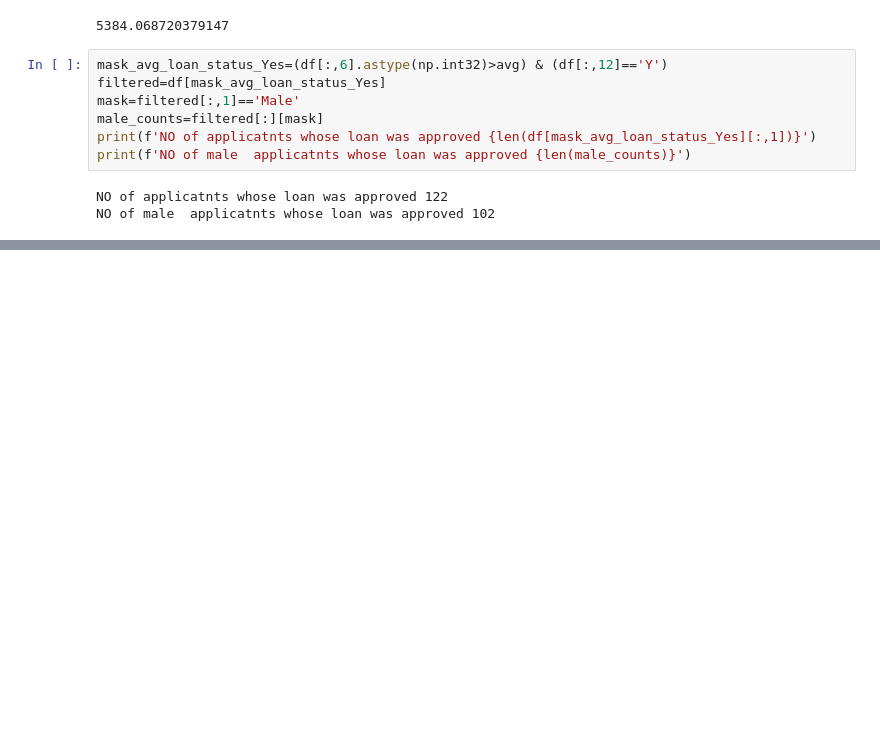
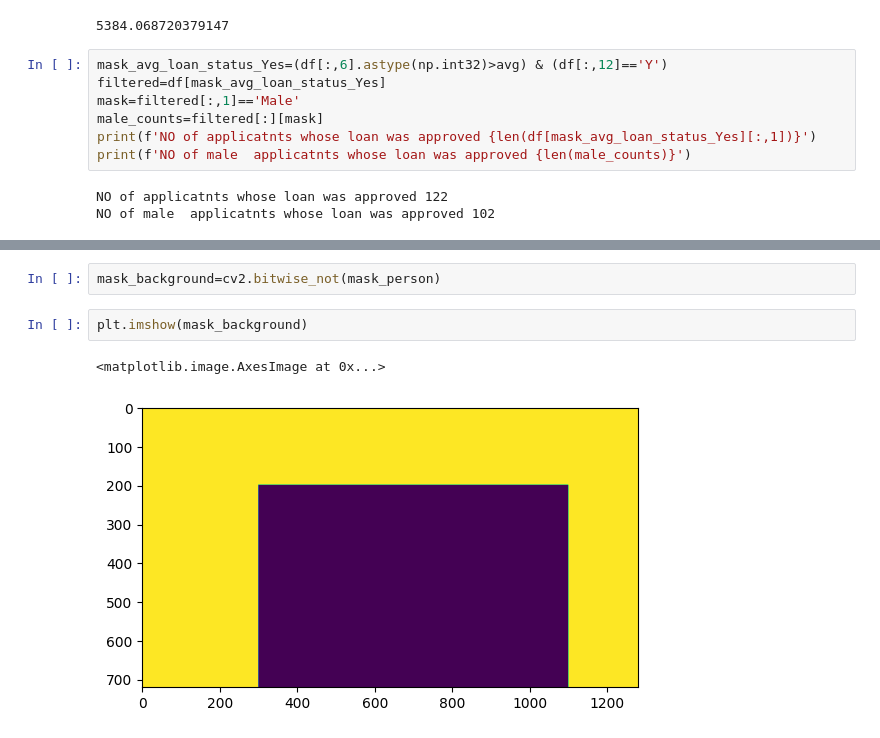
Before and after one commit to Masireddyvamshi/Exploratory_Data_Analysis, a Jupyter notebook: classNotes.ipynb, the cells around one changed output, grey strips where cells are left out. Cells and saved outputs as stored; diff of their text form; blank space fills up the shorter version.

```diff
--- a/classNotes.ipynb
+++ b/classNotes.ipynb
@@ -1196,0 +1953,7 @@ NO of male  applicatnts whose loan was approved 102
+# %%
+mask_background=cv2.bitwise_not(mask_person)
+# %%
+plt.imshow(mask_background)
+# %% [output]
+<matplotlib.image.AxesImage at 0x...>
+[figure, added]
```
Also changed, not shown: parts of 124 cells of this notebook.
